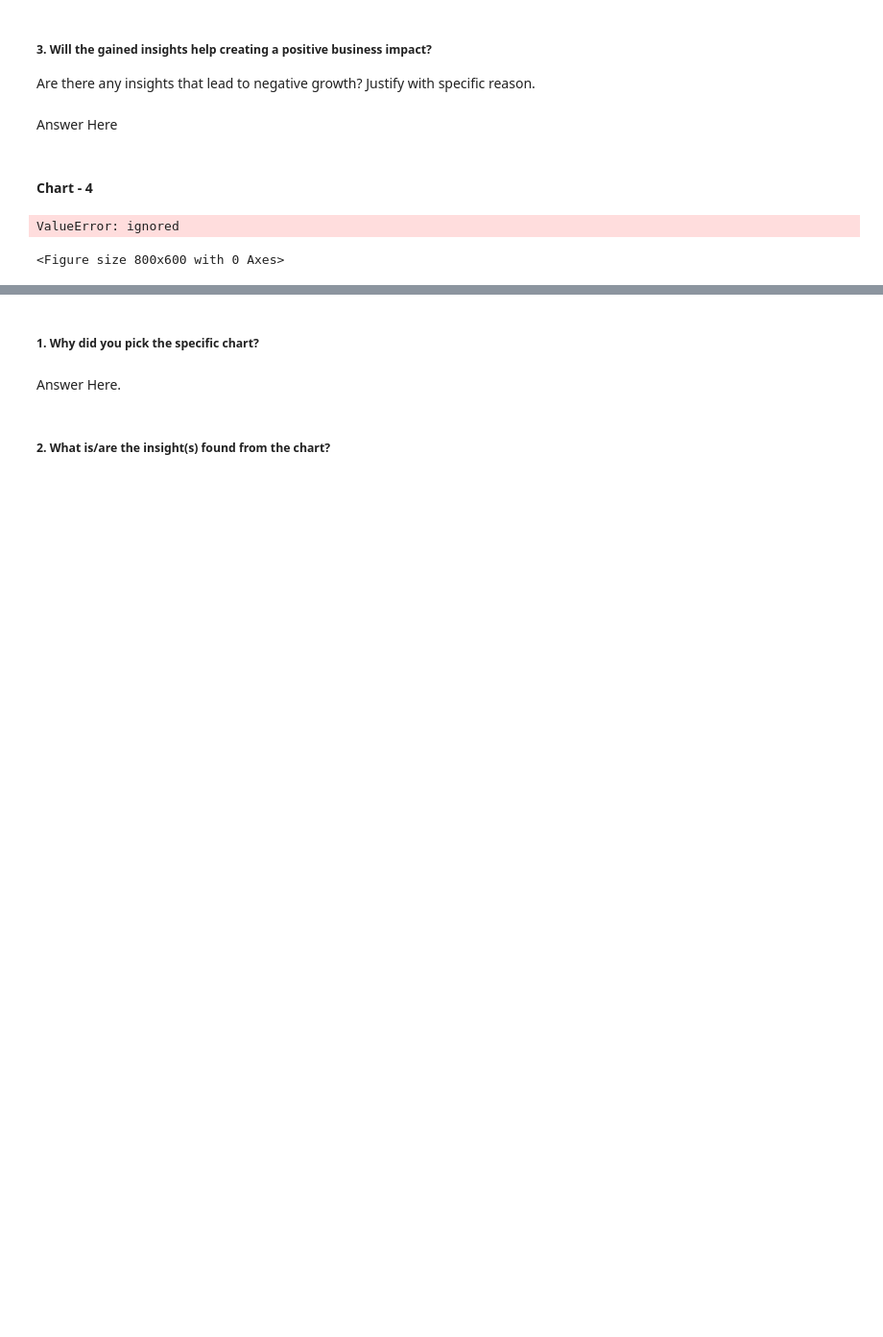
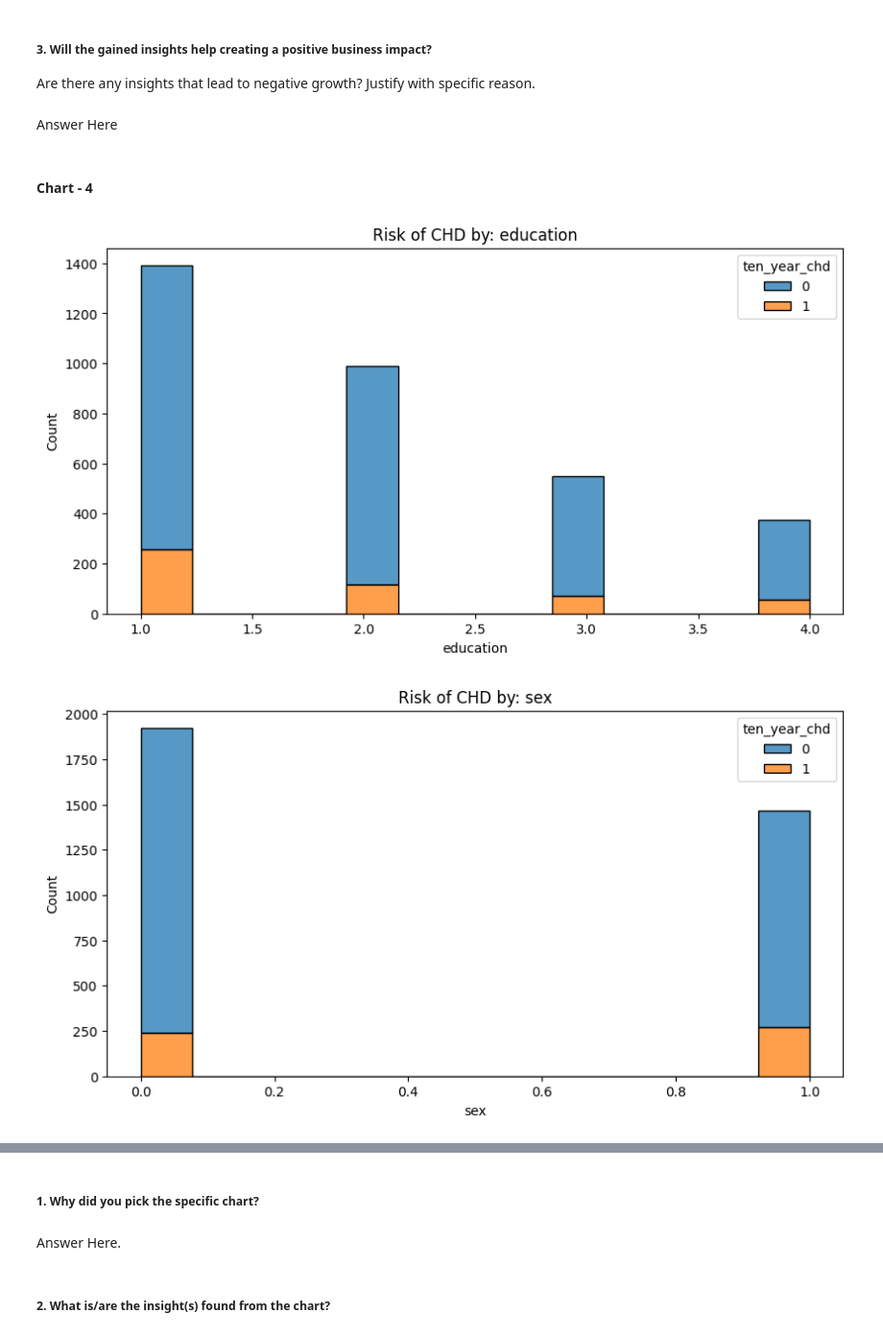
Before and after one commit to Sairam307/ML-Cardiovascular-Risk-Prediction, a Jupyter notebook: Cardiovascular_Risk_Prediction_ML_classification_.ipynb, the cells around one changed output, grey strips where cells are left out. Shown at 96% size. Saved outputs shown, nothing was run; the diff lists cells and outputs as text; code cells hidden in the pictures; blank space fills up the shorter version.

```diff
--- a/Cardiovascular_Risk_Prediction_ML_classification_.ipynb
+++ b/Cardiovascular_Risk_Prediction_ML_classification_.ipynb
@@ -343,6 +364,18 @@ def convert_gender_column(dataframe, column_name):
 # %%
 # Convert "gender" column values to 1 for 'M' and 0 for 'F' (replace the original data)
 df = convert_gender_column(df, 'sex')
+# %%
+# Encoding the binary columns
+def convert_is_smokig_column(dataframe, column_name):
+
+    df = dataframe.copy()  # Create a copy of the DataFrame to avoid modifying the original data
+
+    df[column_name].replace({'YES': 1, 'NO': 0}, inplace=True)
+
+    return df
+# %%
+# Convert "gender" column values to 1 for 'M' and 0 for 'F' (replace the original data)
+df = convert_is_smokig_column(df, 'is_smoking')
 # %%
 df.head()
 # %% [output]
@@ -516,5 +529,11 @@ def analyze_continuous_relationship(dataframe, dependent_variable, continuous_va
-# %%
-analyze_continuous_relationship(df, dependent_var, continuous_var)
-# %% [output]
-ValueError: ignored
-<Figure size 800x600 with 0 Axes>
+# %%
+# Analyzing the relationship between the dependent variable and categorical independent variables
+for i in categorical_var:
+  plt.figure(figsize=(10,5))
+  sns.histplot(x=i, hue=dependent_var[0], data=df, stat="count", multiple="stack")
+  plt.title('Risk of CHD by: '+i)
+  # plt.legend(bbox_to_anchor=(1.05, 1), loc='upper left',title=i)
+  plt.show()
+# %% [output]
+[figure, added]
+[figure, added]
```
Also changed, not shown: parts of 62 cells of this notebook.
